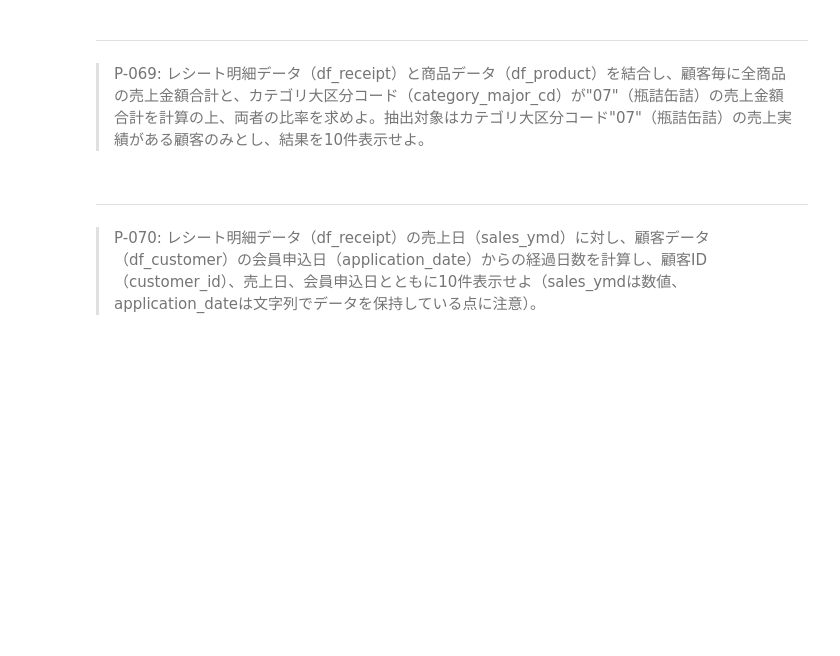
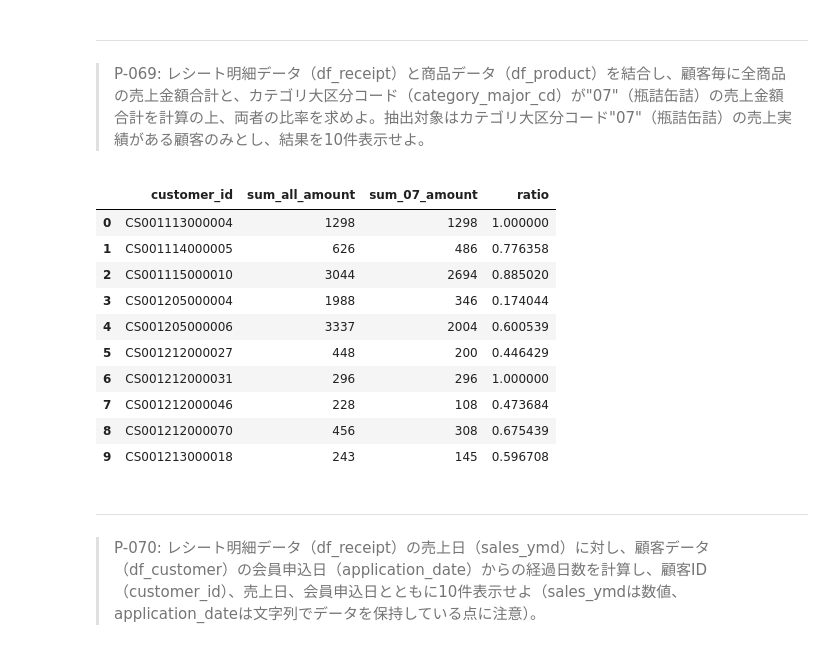
Before and after one commit to palakpaneerer/100knocks-preprocess, a Jupyter notebook: docker/work/preprocess_knock_Python.ipynb, the cells around one changed output. Saved outputs shown, nothing was run; the diff lists cells and outputs as text; code cells hidden in the pictures; blank space fills up the shorter version.

Commit message:
Python Q61 to Q80 (First)

```diff
--- a/docker/work/preprocess_knock_Python.ipynb
+++ b/docker/work/preprocess_knock_Python.ipynb
@@ -1230,6 +1352,27 @@ df_sales_amount.head(10)
 # %% [markdown]
 ---
 > P-069: レシート明細データ（df_receipt）と商品データ（df_product）を結合し、顧客毎に全商品の売上金額合計と、カテゴリ大区分コード（category_major_cd）が"07"（瓶詰缶詰）の売上金額合計を計算の上、両者の比率を求めよ。抽出対象はカテゴリ大区分コード"07"（瓶詰缶詰）の売上実績がある顧客のみとし、結果を10件表示せよ。
+# %%
+df_tmp_all = df_receipt.groupby('customer_id').agg({'amount':'sum'}).reset_index().rename(columns={'amount':'sum_all_amount'})
+
+df_tmp_pre = pd.merge(df_receipt, df_product, how='inner', on='product_cd')
+df_tmp_07 = df_tmp_pre.query('category_major_cd == "07"', engine='python').groupby('customer_id').agg({'amount':'sum'}).reset_index().rename(columns=({'amount':'sum_07_amount'}))
+
+df_tmp_compare = pd.merge(df_tmp_all, df_tmp_07, how='inner', on='customer_id')
+df_tmp_compare['ratio'] = df_tmp_compare['sum_07_amount'] / df_tmp_compare['sum_all_amount']
+df_tmp_compare.head(10)
+# %% [output]
+|  | customer_id | sum_all_amount | sum_07_amount | ratio |
+| 0 | CS001113000004 | 1298 | 1298 | 1.000000 |
+| 1 | CS001114000005 | 626 | 486 | 0.776358 |
+| 2 | CS001115000010 | 3044 | 2694 | 0.885020 |
+| 3 | CS001205000004 | 1988 | 346 | 0.174044 |
+| 4 | CS001205000006 | 3337 | 2004 | 0.600539 |
+| 5 | CS001212000027 | 448 | 200 | 0.446429 |
+| 6 | CS001212000031 | 296 | 296 | 1.000000 |
+| 7 | CS001212000046 | 228 | 108 | 0.473684 |
+| 8 | CS001212000070 | 456 | 308 | 0.675439 |
+| 9 | CS001213000018 | 243 | 145 | 0.596708 |
 # %% [markdown]
 ---
 > P-070: レシート明細データ（df_receipt）の売上日（sales_ymd）に対し、顧客データ（df_customer）の会員申込日（application_date）からの経過日数を計算し、顧客ID（customer_id）、売上日、会員申込日とともに10件表示せよ（sales_ymdは数値、application_dateは文字列でデータを保持している点に注意）。
```
Also changed, not shown: parts of 19 cells of this notebook.
